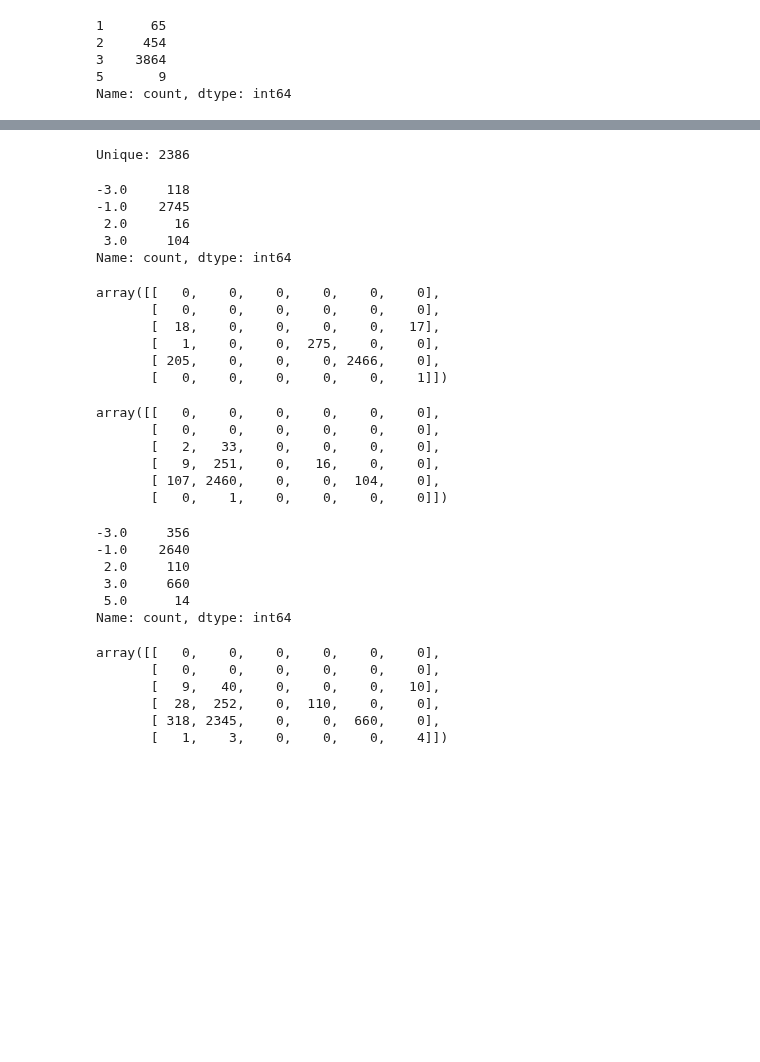
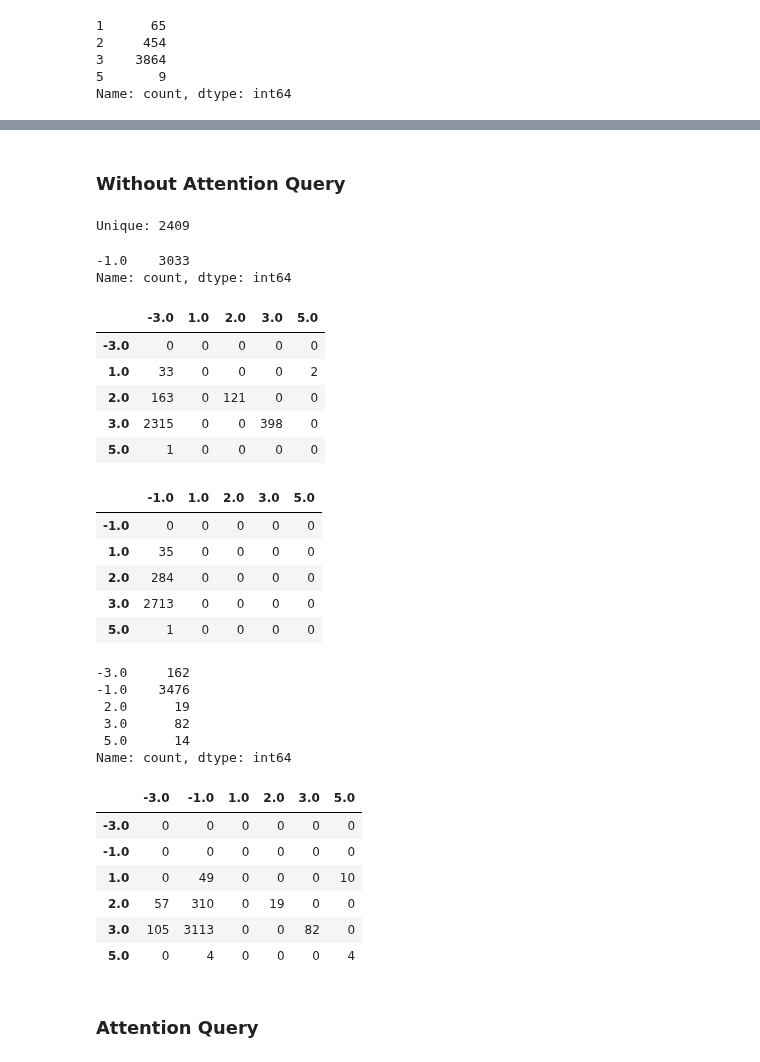
Before and after one commit to MartinStoev00/DeepCASE, a Jupyter notebook: attack.ipynb, the cells around one changed output, grey strips where cells are left out. Drawn from its saved outputs; the diff is of its cells as text; code cells hidden in the pictures; blank space fills up the shorter version.

```diff
--- a/attack.ipynb
+++ b/attack.ipynb
@@ -409,51 +458,50 @@ tensor([1074, 2983,  335], device='cuda:0')
+# %% [markdown]
+### Without Attention Query
 # %%
 print("Unique:", len(get_unique_indices_per_row(perturbed_collected)))
-res_perturbed_only = interpret(perturbed_collected, events_test[perturbed_indices])
-pd.Series(res_perturbed_only).value_counts().sort_index()
+interpreter_perturbed = interpret(perturbed_collected, events_test[perturbed_indices])
+format_series(interpreter_perturbed)
 # %% [output]
-Unique: 2386
+Unique: 2409
--3.0     118
--1.0    2745
- 2.0      16
- 3.0     104
+-1.0    3033
 Name: count, dtype: int64
 # %%
-confusion_matrix(labels_test[perturbed_indices].cpu(), interpret(context_test[perturbed_indices], events_test[perturbed_indices]), labels=[-3.0, -1.0, 1.0, 2.0, 3.0, 5.0])
+format_confusion_matrix(labels_test[perturbed_indices].cpu(), interpret(context_test[perturbed_indices], events_test[perturbed_indices]))
 # %% [output]
-array([[   0,    0,    0,    0,    0,    0],
-       [   0,    0,    0,    0,    0,    0],
-       [  18,    0,    0,    0,    0,   17],
-       [   1,    0,    0,  275,    0,    0],
-       [ 205,    0,    0,    0, 2466,    0],
-       [   0,    0,    0,    0,    0,    1]])
+|  | -3.0 | 1.0 | 2.0 | 3.0 | 5.0 |
+| -3.0 | 0 | 0 | 0 | 0 | 0 |
+| 1.0 | 33 | 0 | 0 | 0 | 2 |
+| 2.0 | 163 | 0 | 121 | 0 | 0 |
+| 3.0 | 2315 | 0 | 0 | 398 | 0 |
+| 5.0 | 1 | 0 | 0 | 0 | 0 |
 # %%
-confusion_matrix(labels_test[perturbed_indices].cpu(), res_perturbed_only, labels=[-3.0, -1.0, 1.0, 2.0, 3.0, 5.0])
+format_confusion_matrix(labels_test[perturbed_indices].cpu(), interpreter_perturbed)
 # %% [output]
-array([[   0,    0,    0,    0,    0,    0],
-       [   0,    0,    0,    0,    0,    0],
-       [   2,   33,    0,    0,    0,    0],
-       [   9,  251,    0,   16,    0,    0],
-       [ 107, 2460,    0,    0,  104,    0],
-       [   0,    1,    0,    0,    0,    0]])
+|  | -1.0 | 1.0 | 2.0 | 3.0 | 5.0 |
+| -1.0 | 0 | 0 | 0 | 0 | 0 |
+| 1.0 | 35 | 0 | 0 | 0 | 0 |
+| 2.0 | 284 | 0 | 0 | 0 | 0 |
+| 3.0 | 2713 | 0 | 0 | 0 | 0 |
+| 5.0 | 1 | 0 | 0 | 0 | 0 |
 # %%
-context_test_original_perturbed = context_test.clone().detach()
-context_test_original_perturbed[perturbed_indices] = perturbed_collected
-c_indices_perturbed = get_unique_indices_per_row(context_test_original_perturbed)
-res_combined_perturbed = interpret(context_test_original_perturbed[c_indices_perturbed], events_test[c_indices_perturbed])
-pd.Series(res_combined_perturbed).value_counts().sort_index()
+interpret_perturbed_combined, interpret_perturbed_indices = get_combined(perturbed_collected, perturbed_indices)
+format_series(interpret_perturbed_combined)
 # %% [output]
--3.0     356
--1.0    2640
- 2.0     110
- 3.0     660
+-3.0     162
+-1.0    3476
+ 2.0      19
+ 3.0      82
  5.0      14
 Name: count, dtype: int64
 # %%
-confusion_matrix(labels_test[c_indices_perturbed].cpu(), res_combined_perturbed, labels=[-3.0, -1.0, 1.0, 2.0, 3.0, 5.0])
+format_confusion_matrix(labels_test[interpret_perturbed_indices].cpu(), interpret_perturbed_combined)
 # %% [output]
-array([[   0,    0,    0,    0,    0,    0],
-       [   0,    0,    0,    0,    0,    0],
-       [   9,   40,    0,    0,    0,   10],
-       [  28,  252,    0,  110,    0,    0],
-       [ 318, 2345,    0,    0,  660,    0],
-       [   1,    3,    0,    0,    0,    4]])
+|  | -3.0 | -1.0 | 1.0 | 2.0 | 3.0 | 5.0 |
+| -3.0 | 0 | 0 | 0 | 0 | 0 | 0 |
+| -1.0 | 0 | 0 | 0 | 0 | 0 | 0 |
+| 1.0 | 0 | 49 | 0 | 0 | 0 | 10 |
+| 2.0 | 57 | 310 | 0 | 19 | 0 | 0 |
+| 3.0 | 105 | 3113 | 0 | 0 | 82 | 0 |
+| 5.0 | 0 | 4 | 0 | 0 | 0 | 4 |
+# %% [markdown]
+### Attention Query
```
Also changed, not shown: parts of 30 cells of this notebook, 6 other files.
